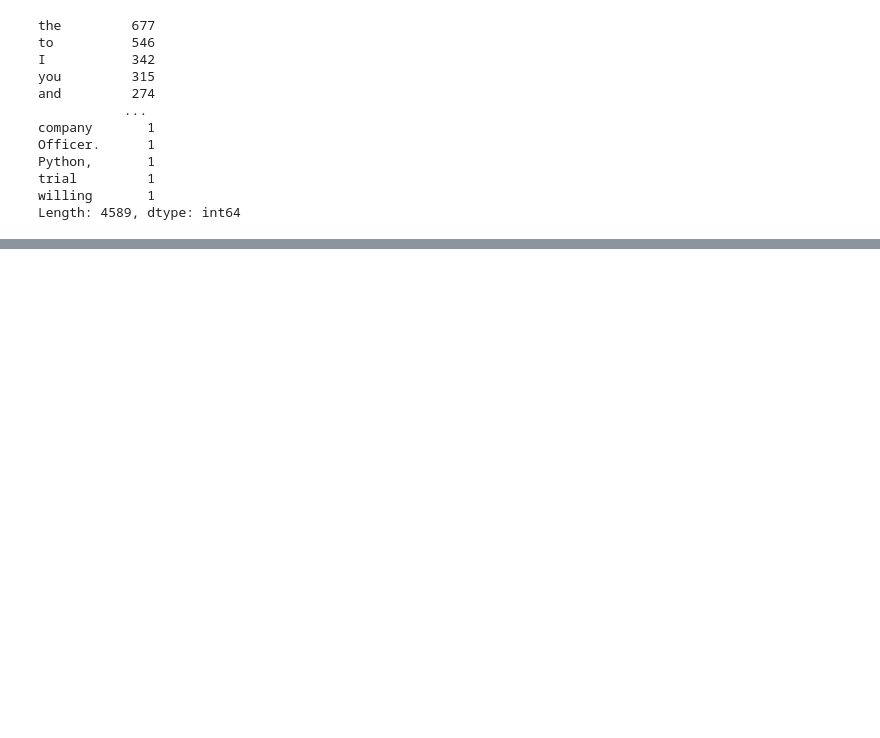
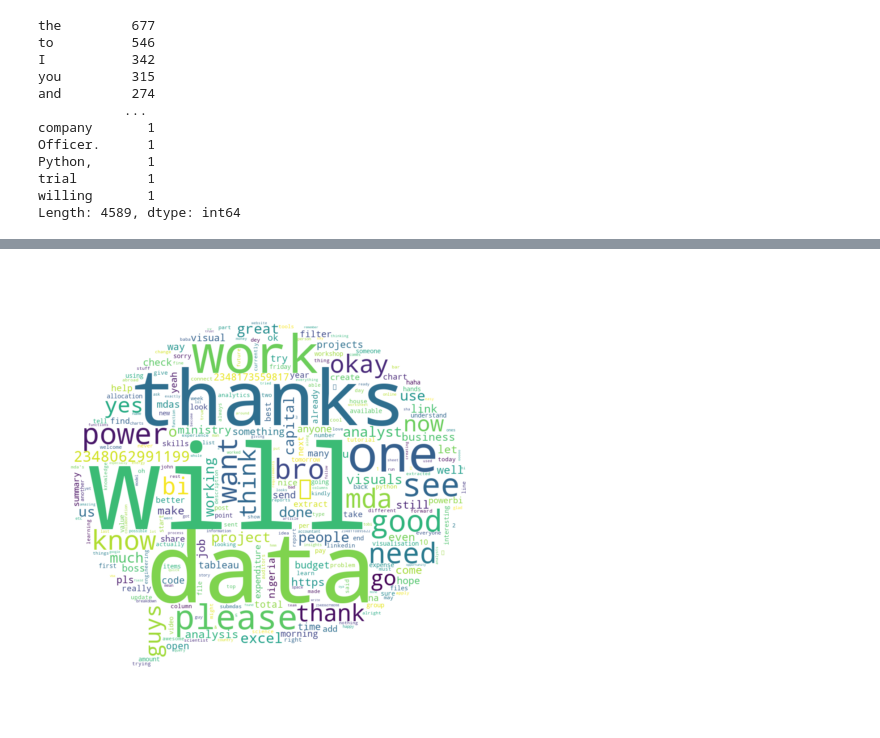
Before and after one commit to ObinnaIheanachor/Whatsapp-Chat-project, a Jupyter notebook: RESAchat.ipynb, the cells around one changed output, grey strips where cells are left out. Cells and saved outputs as stored; diff of their text form; code cells hidden in the pictures; blank space fills up the shorter version.

```diff
--- a/RESAchat.ipynb
+++ b/RESAchat.ipynb
@@ -337,0 +338,16 @@ plt.show()
+# %%
+%matplotlib inline
+text = wordcloud_df.Content.apply(lambda x: clean_text(x))
+word_freq = gen_freq(text.str)*100
+word_freq = word_freq.drop(labels=STOPWORDS, errors='ignore')
+
+#Generate word cloud
+wc = WordCloud(width=450, height=400, max_words=300, mask=image_mask, background_color='white').generate_from_frequencies(word_freq)
+
+plt.figure(figsize=(8, 10))
+plt.imshow(wc, interpolation='bilinear')
+plt.axis('off')
+plt.savefig('wordcloud1.png', bbox_inches='tight')
+plt.show()
+# %% [output]
+[figure, added]
```
Also changed, not shown: parts of 3 cells of this notebook.
